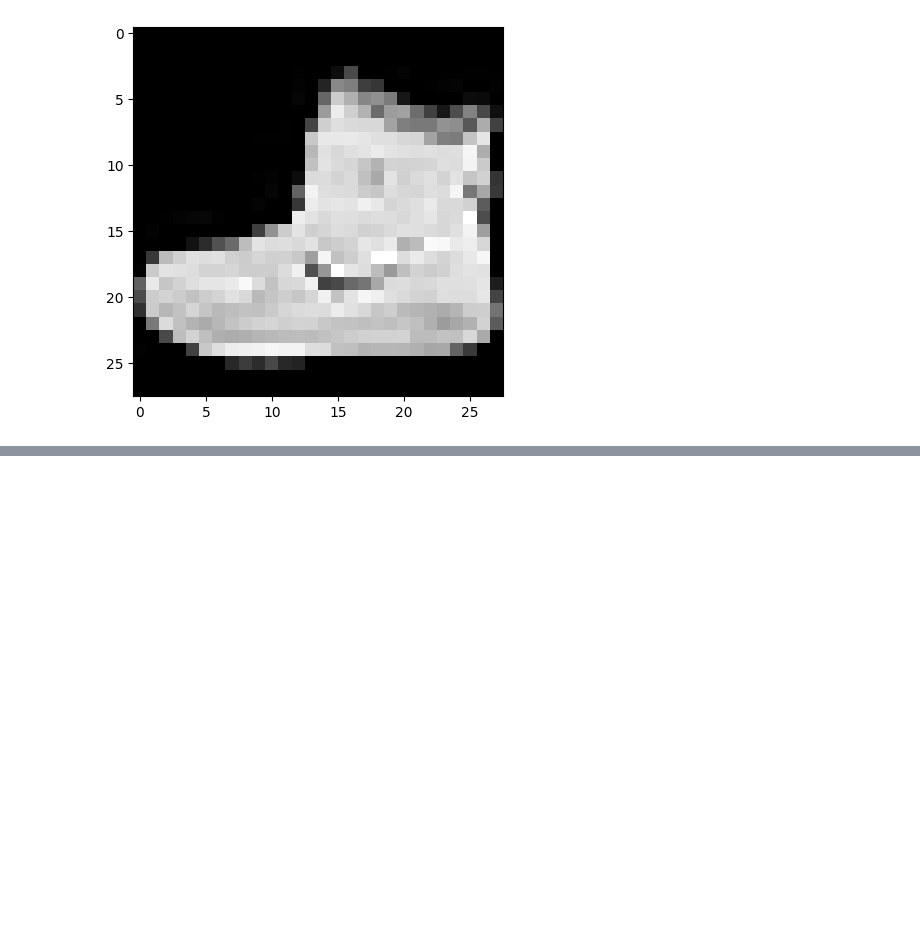
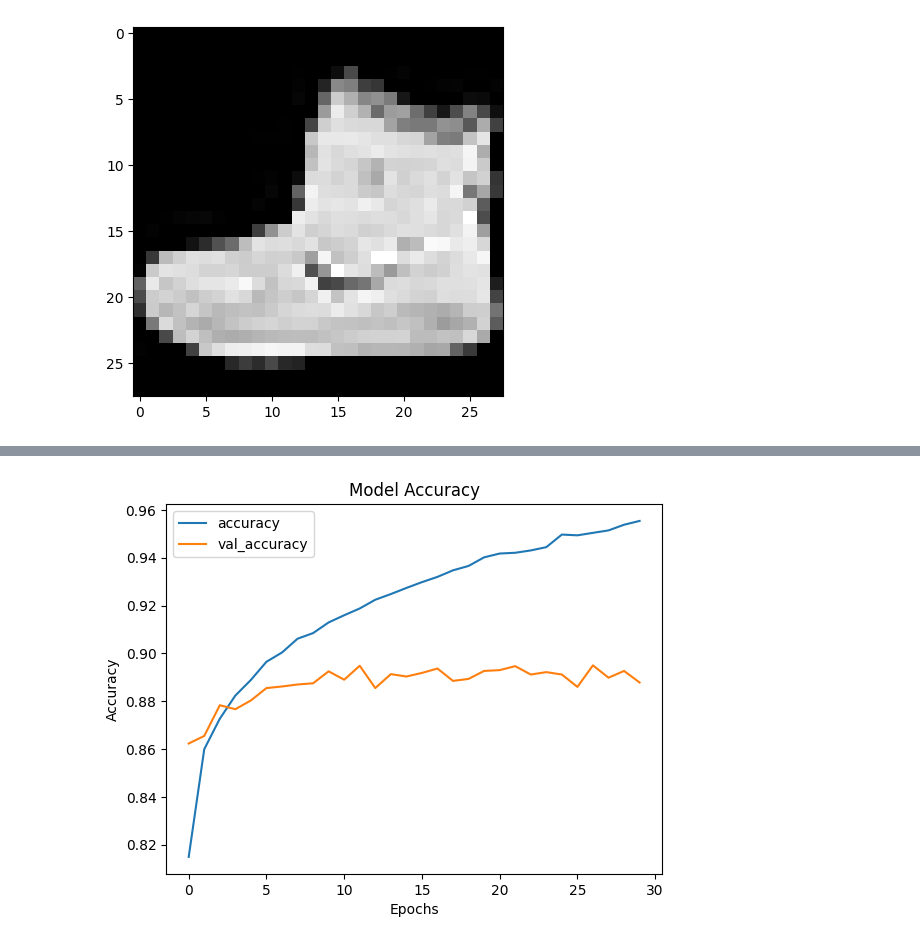
Before and after one commit to bhowad-akash/Data-Analysis-with-Pandas, a Jupyter notebook: Simple_Image_Classifier_using_MLPs.ipynb, the cells around one changed output, grey strips where cells are left out. Saved outputs shown, nothing was run; the diff lists cells and outputs as text; code cells hidden in the pictures; blank space fills up the shorter version.

```diff
--- a/Simple_Image_Classifier_using_MLPs.ipynb
+++ b/Simple_Image_Classifier_using_MLPs.ipynb
@@ -116,0 +128,11 @@ model.evaluate(x_test, y_test)
+# %%
+#Batch Normalisation
+model = keras.models.Sequential()
+model.add(keras.layers.Flatten(input_shape=[28,28]))
+model.add(keras.layers.BatchNormalization())
+model.add(keras.layers.Dense(300, activation = 'relu'))
+model.add(keras.layers.BatchNormalization())
+model.add(keras.layers.Dense(100, activation='relu'))
+model.add(keras.layers.BatchNormalization())
+model.add(keras.layers.Dense(10, activation='softmax'))
+model.summary()
@@ -116,0 +157,4 @@ model.evaluate(x_test, y_test)
+# %%
+model.compile(loss='sparse_categorical_crossentropy', metrics=['accuracy'], optimizer='sgd')
+# %%
+model_history = model.fit(x_train, y_train, epochs = 30, validation_split=0.1)
@@ -116,0 +179,11 @@ model.evaluate(x_test, y_test)
+# %%
+#Plotting Training and Validation Accuracy (Batch-Normalisation)
+plt.plot(model_history.history['accuracy'])
+plt.plot(model_history.history['val_accuracy'])
+plt.title('Model Accuracy')
+plt.xlabel('Epochs')
+plt.ylabel('Accuracy')
+plt.legend(['accuracy', 'val_accuracy'], loc='upper left')
+plt.show()
+# %% [output]
+[figure, added]
```
Also changed, not shown: parts of 18 cells of this notebook.
